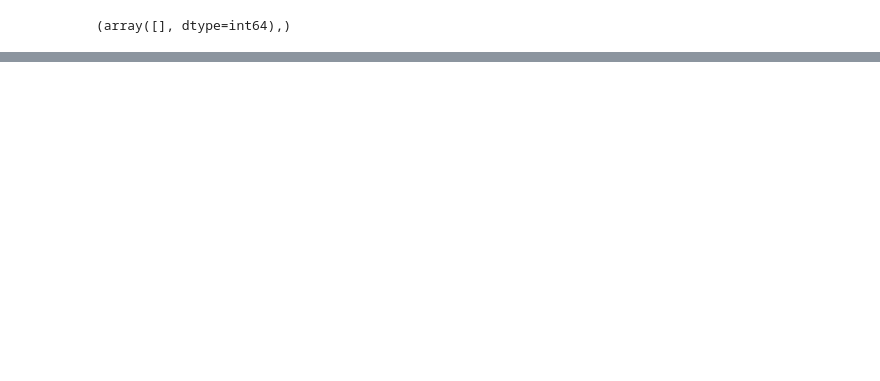
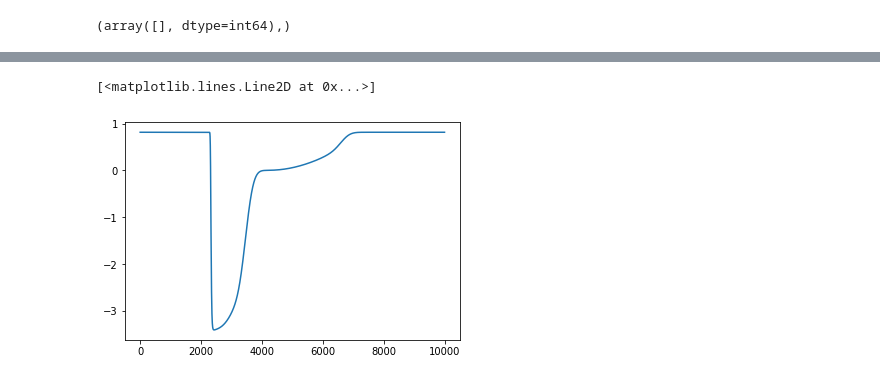
Before and after one commit to BrieucB/AI2d, a Jupyter notebook: AI2D_on_lattice/destab_liqp_blob_films/figure3_shooting_vs_data.ipynb, the cells around one changed output, grey strips where cells are left out. Cells and saved outputs as stored; diff of their text form; code cells hidden in the pictures; blank space fills up the shorter version.

```diff
--- a/AI2D_on_lattice/destab_liqp_blob_films/figure3_shooting_vs_data.ipynb
+++ b/AI2D_on_lattice/destab_liqp_blob_films/figure3_shooting_vs_data.ipynb
@@ -91,0 +94,4 @@ plt.plot(vec_beta, -fp_beta, 'k--', label=r'$\mathrm{Theory}$')
+# %%
+list_beta=np.round(np.arange(1.1, 2.1, 0.1), 1)
+# %%
+list_t=np.arange(50, 500, 50)
@@ -91,0 +101,2 @@ plt.plot(vec_beta, -fp_beta, 'k--', label=r'$\mathrm{Theory}$')
+# %%
+wd='/users/invites/benvegnen'
@@ -91,0 +107,9 @@ plt.plot(vec_beta, -fp_beta, 'k--', label=r'$\mathrm{Theory}$')
+# %%
+m_2d={}
+for beta in list_beta:
+    m_2d[beta]={}
+    for t in list_t:
+        try:
+            m_2d[beta][t]=np.loadtxt(wd+'/Thesis/AI2D/AI2D_hydro/PDEs_2d_MPI/profiles_speeds/beta%.1f/f_m_t%d.dat'%(beta,t), skiprows=1000, max_rows=1)
+        except:
+            pass
@@ -91,0 +131,7 @@ plt.plot(vec_beta, -fp_beta, 'k--', label=r'$\mathrm{Theory}$')
+# %%
+beta=1.4
+t=200
+plt.plot(m_2d[beta][t])
+# %% [output]
+[<matplotlib.lines.Line2D at 0x...>]
+[figure, added]
```
Also changed, not shown: parts of 14 cells of this notebook.
